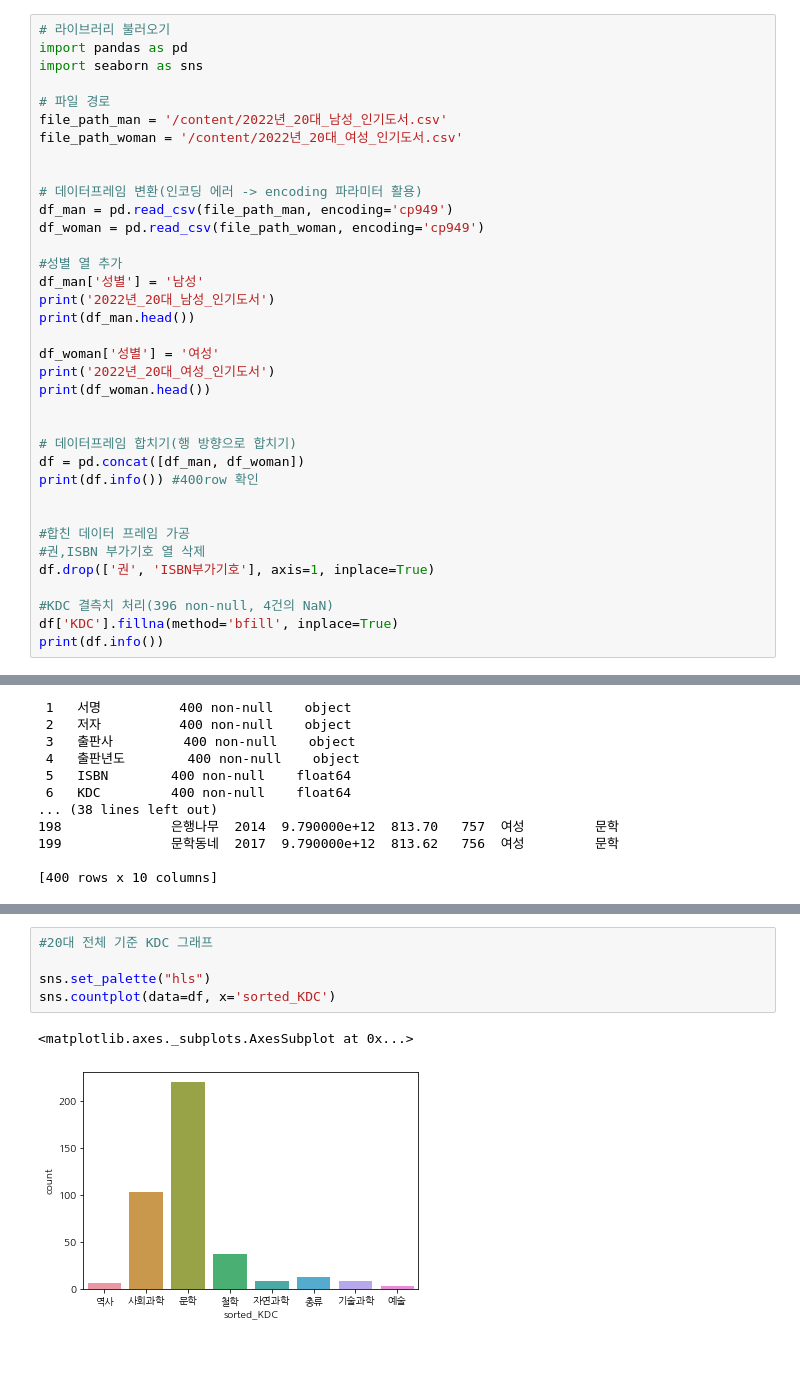
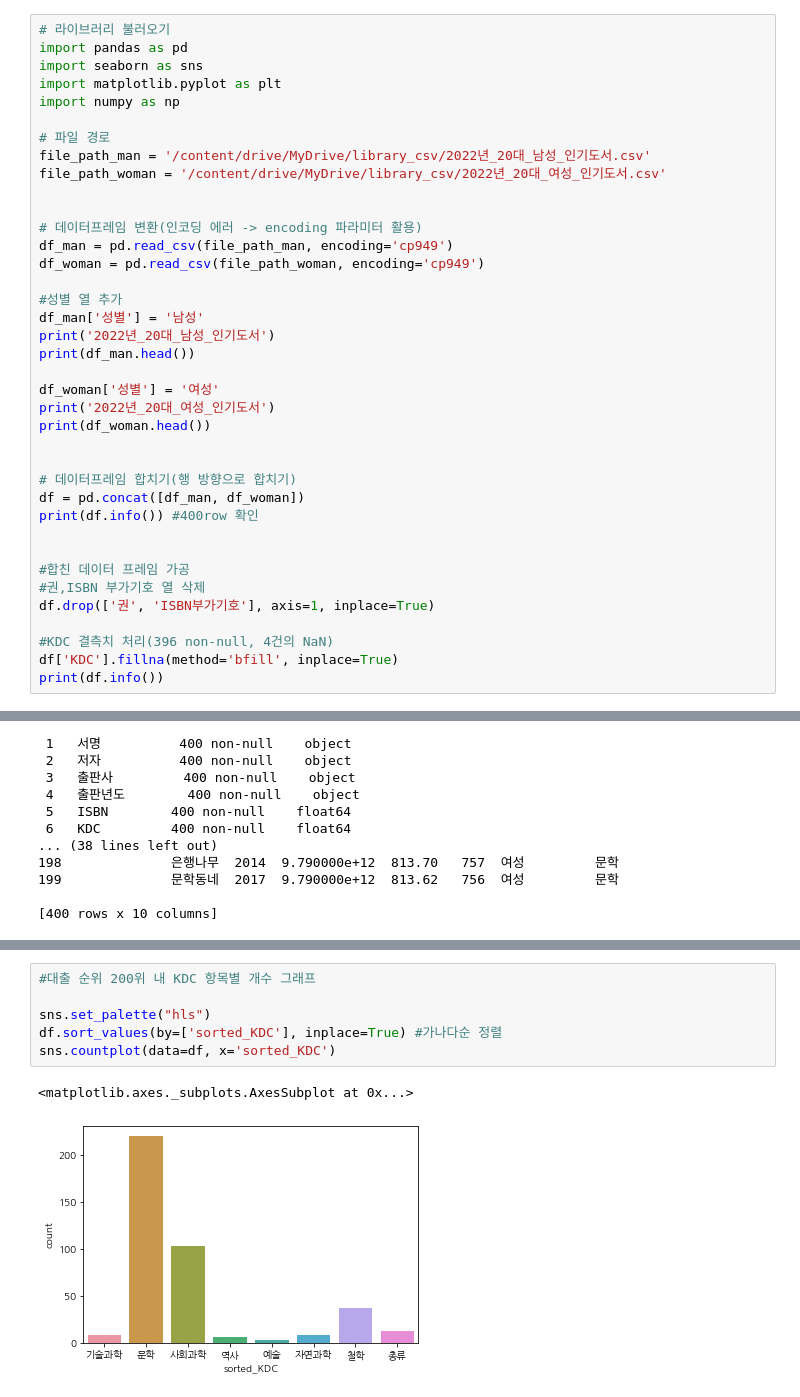
Before and after one commit to daraeyaa/data-analysis, a Jupyter notebook: final_project.ipynb, the cells around one changed output, grey strips where cells are left out. Drawn from its saved outputs; the diff is of its cells as text; blank space fills up the shorter version.

```diff
--- a/final_project.ipynb
+++ b/final_project.ipynb
@@ -33,10 +40,12 @@ fm._rebuild()
 # 라이브러리 불러오기
 import pandas as pd
 import seaborn as sns
+import matplotlib.pyplot as plt
+import numpy as np
 
 # 파일 경로
-file_path_man = '/content/2022년_20대_남성_인기도서.csv'
-file_path_woman = '/content/2022년_20대_여성_인기도서.csv'
+file_path_man = '/content/drive/MyDrive/library_csv/2022년_20대_남성_인기도서.csv'
+file_path_woman = '/content/drive/MyDrive/library_csv/2022년_20대_여성_인기도서.csv'
 
 
 # 데이터프레임 변환(인코딩 에러 -> encoding 파라미터 활용)
@@ -159,8 +158,9 @@ Data columns (total 10 columns):
 # %%
-#20대 전체 기준 KDC 그래프
+#대출 순위 200위 내 KDC 항목별 개수 그래프
 
 sns.set_palette("hls")
+df.sort_values(by=['sorted_KDC'], inplace=True) #가나다순 정렬
 sns.countplot(data=df, x='sorted_KDC')
 # %% [output]
 <matplotlib.axes._subplots.AxesSubplot at 0x...>
-[figure, old version]
+[figure, new version]
```
Also changed, not shown: parts of 21 cells of this notebook.
